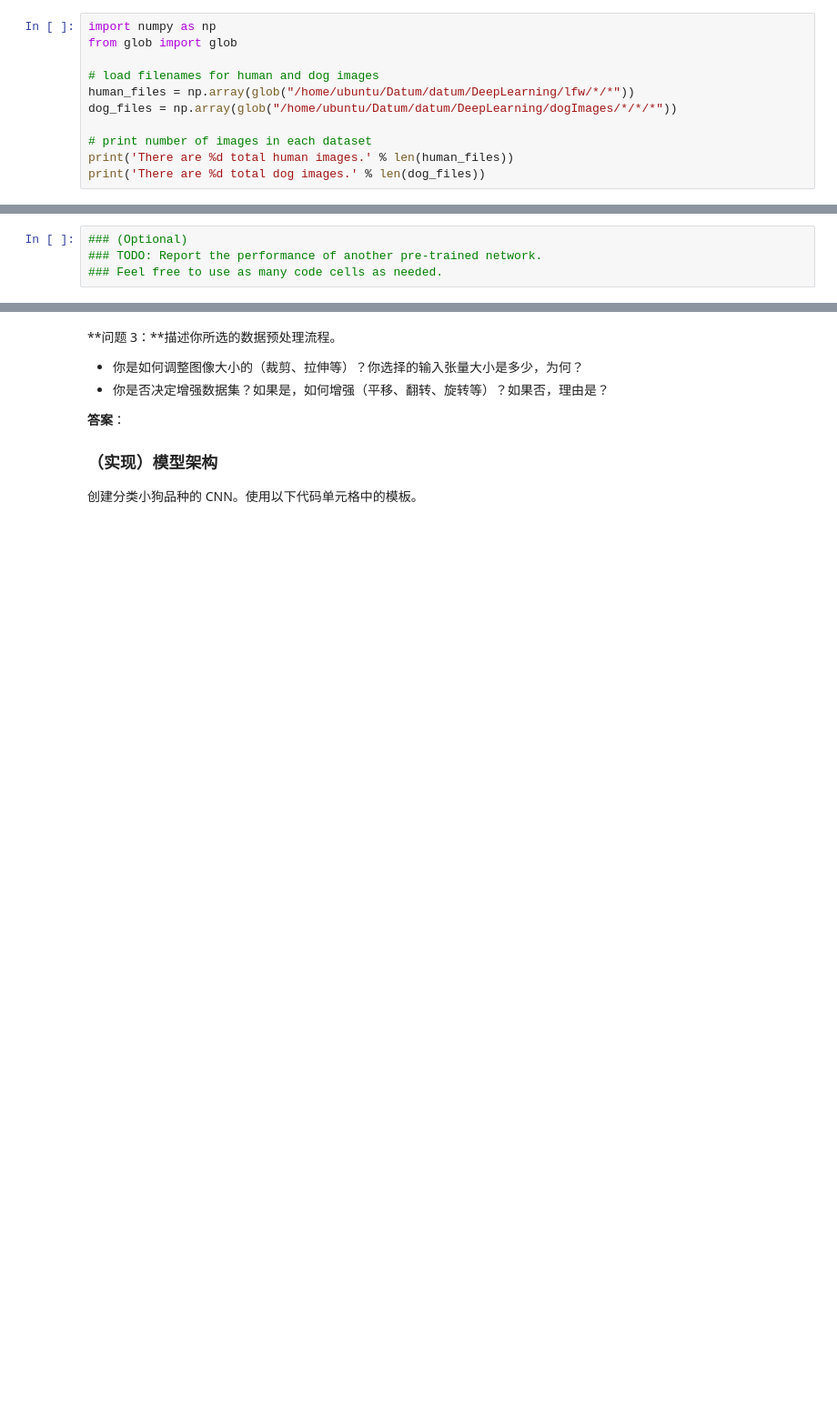
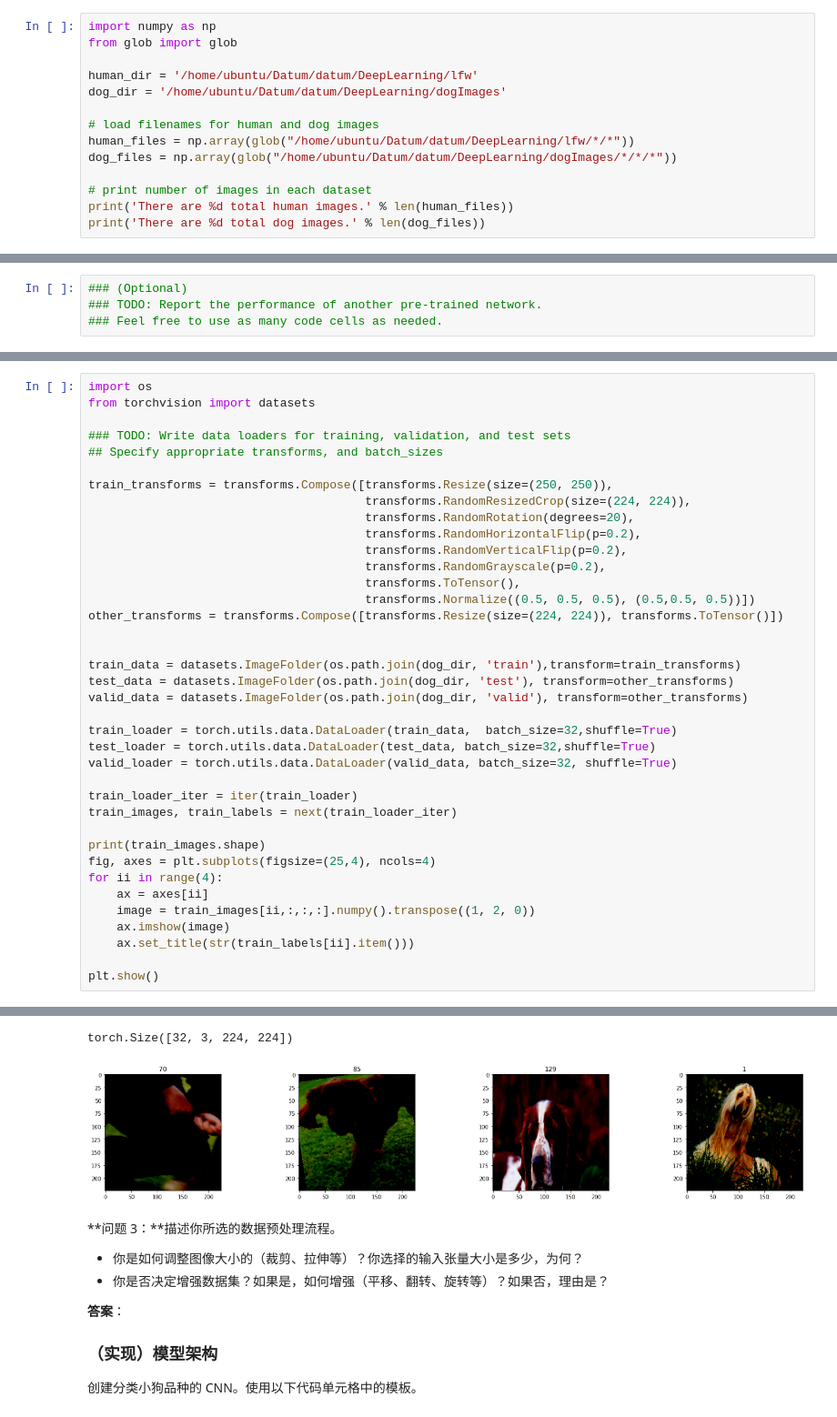
Before and after one commit to wuRDmemory/deep, a Jupyter notebook: dog-project/dog_app-cn-Copy1.ipynb, the cells around one changed output, grey strips where cells are left out. Shown at 91% size. Cells and saved outputs as stored; diff of their text form; blank space fills up the shorter version.

```diff
--- a/dog-project/dog_app-cn-Copy1.ipynb
+++ b/dog-project/dog_app-cn-Copy1.ipynb
@@ -53,6 +53,9 @@
 # %%
 import numpy as np
 from glob import glob
+
+human_dir = '/home/ubuntu/Datum/datum/DeepLearning/lfw'
+dog_dir = '/home/ubuntu/Datum/datum/DeepLearning/dogImages'
 
 # load filenames for human and dog images
 human_files = np.array(glob("/home/ubuntu/Datum/datum/DeepLearning/lfw/*/*"))
@@ -279,0 +339,39 @@ from torchvision import datasets
+# %%
+import os
+from torchvision import datasets
+
+### TODO: Write data loaders for training, validation, and test sets
+## Specify appropriate transforms, and batch_sizes
+
+train_transforms = transforms.Compose([transforms.Resize(size=(250, 250)),
+                                       transforms.RandomResizedCrop(size=(224, 224)),
+                                       transforms.RandomRotation(degrees=20),
+                                       transforms.RandomHorizontalFlip(p=0.2),
+                                       transforms.RandomVerticalFlip(p=0.2),
+                                       transforms.RandomGrayscale(p=0.2),
+                                       transforms.ToTensor(),
+                                       transforms.Normalize((0.5, 0.5, 0.5), (0.5,0.5, 0.5))])
+other_transforms = transforms.Compose([transforms.Resize(size=(224, 224)), transforms.ToTensor()])
+
+
+train_data = datasets.ImageFolder(os.path.join(dog_dir, 'train'),transform=train_transforms)
+test_data = datasets.ImageFolder(os.path.join(dog_dir, 'test'), transform=other_transforms)
+valid_data = datasets.ImageFolder(os.path.join(dog_dir, 'valid'), transform=other_transforms)
+
+train_loader = torch.utils.data.DataLoader(train_data,  batch_size=32,shuffle=True)
+test_loader = torch.utils.data.DataLoader(test_data, batch_size=32,shuffle=True)
+valid_loader = torch.utils.data.DataLoader(valid_data, batch_size=32, shuffle=True)
+
+train_loader_iter = iter(train_loader)
+train_images, train_labels = next(train_loader_iter)
+
+print(train_images.shape)
+fig, axes = plt.subplots(figsize=(25,4), ncols=4)
+for ii in range(4):
+    ax = axes[ii]
+    image = train_images[ii,:,:,:].numpy().transpose((1, 2, 0))
+    ax.imshow(image)
+    ax.set_title(str(train_labels[ii].item()))
+
+plt.show()
+# %% [output]
@@ -280,3 +382,5 @@ from torchvision import datasets
+torch.Size([32, 3, 224, 224])
+[figure, added]
 # %% [markdown]
 **问题 3：**描述你所选的数据预处理流程。
 - 你是如何调整图像大小的（裁剪、拉伸等）？你选择的输入张量大小是多少，为何？
```
Also changed, not shown: parts of 12 cells of this notebook.
